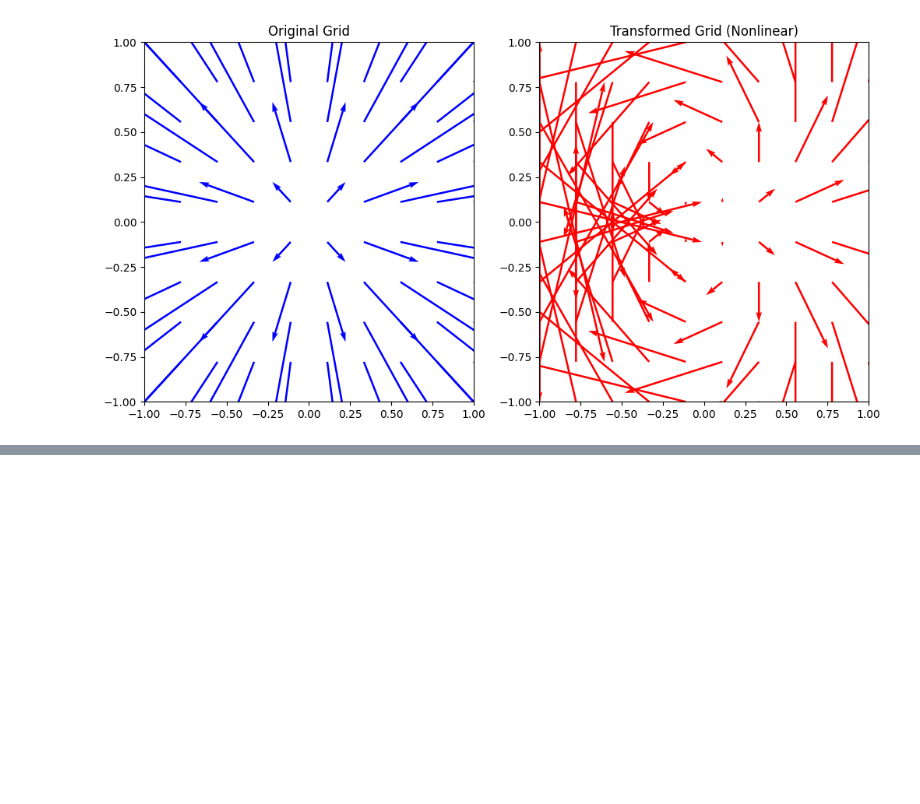
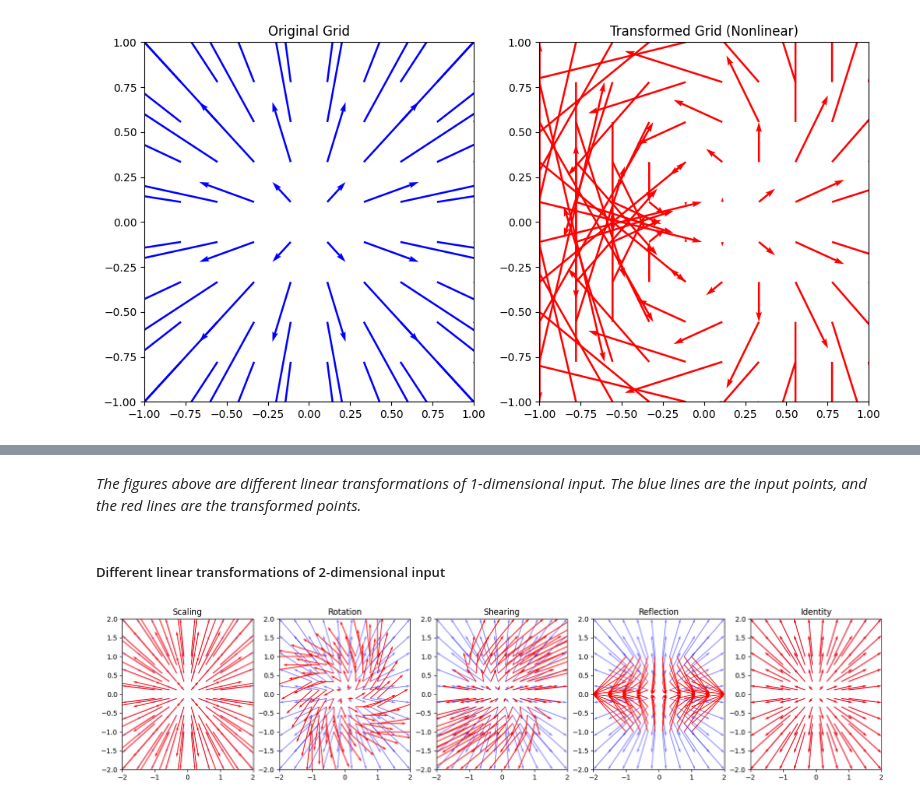
Before and after one commit to taskswithcode/probability_for_ml_notebooks, a Jupyter notebook: MLEssence.ipynb, the cells around one changed output, grey strips where cells are left out. Saved outputs shown, nothing was run; the diff lists cells and outputs as text; code cells hidden in the pictures; blank space fills up the shorter version.

```diff
--- a/MLEssence.ipynb
+++ b/MLEssence.ipynb
@@ -114,0 +174,47 @@ plt.show()
+# %% [markdown]
+*The figures above are different linear transformations of 1-dimensional input. The blue lines are the input points, and the red lines are the transformed points.*
+# %% [markdown]
+##### Different linear transformations of 2-dimensional input
+# %%
+import matplotlib.pyplot as plt
+import numpy as np
+
+
+# Define a grid of points
+x = np.linspace(-1, 1, 10)
+y = np.linspace(-1, 1, 10)
+X, Y = np.meshgrid(x, y)
+
+# Define the transformation matrices
+scaling_matrix = np.array([[2, 0], [0, 2]])
+rotation_matrix = np.array([[np.cos(np.pi/4), -np.sin(np.pi/4)], [np.sin(np.pi/4), np.cos(np.pi/4)]])
+shearing_matrix = np.array([[1, 1.5], [0, 1]])
+reflection_matrix = np.array([[1, 0], [0, -1]])
+identity_matrix = np.array([[1, 0], [0, 1]])
+
+matrices = [scaling_matrix, rotation_matrix, shearing_matrix, reflection_matrix, identity_matrix]
+titles = ["Scaling", "Rotation", "Shearing", "Reflection", "Identity"]
+
+fig, axs = plt.subplots(1, 5, figsize=(20, 4))
+
+for ax, matrix, title in zip(axs, matrices, titles):
+    U = X.copy()
+    V = Y.copy()
+
+    # Apply the transformation to each point in the grid
+    for i in range(X.shape[0]):
+        for j in range(X.shape[1]):
+            vector = np.array([X[i, j], Y[i, j]])
+            result = matrix @ vector
+            U[i, j], V[i, j] = result[0], result[1]
+
+    # Plot the original grid and the transformed grid
+    ax.quiver(X, Y, X, Y, color='blue', angles='xy', scale_units='xy', scale=1, alpha=0.5)
+    ax.quiver(X, Y, U, V, color='red', angles='xy', scale_units='xy', scale=1)
+    ax.set_title(title)
+    ax.set_xlim([-2, 2])
+    ax.set_ylim([-2, 2])
+
+plt.show()
+# %% [output]
+[figure, added]
```
Also changed, not shown: parts of 30 cells of this notebook.
